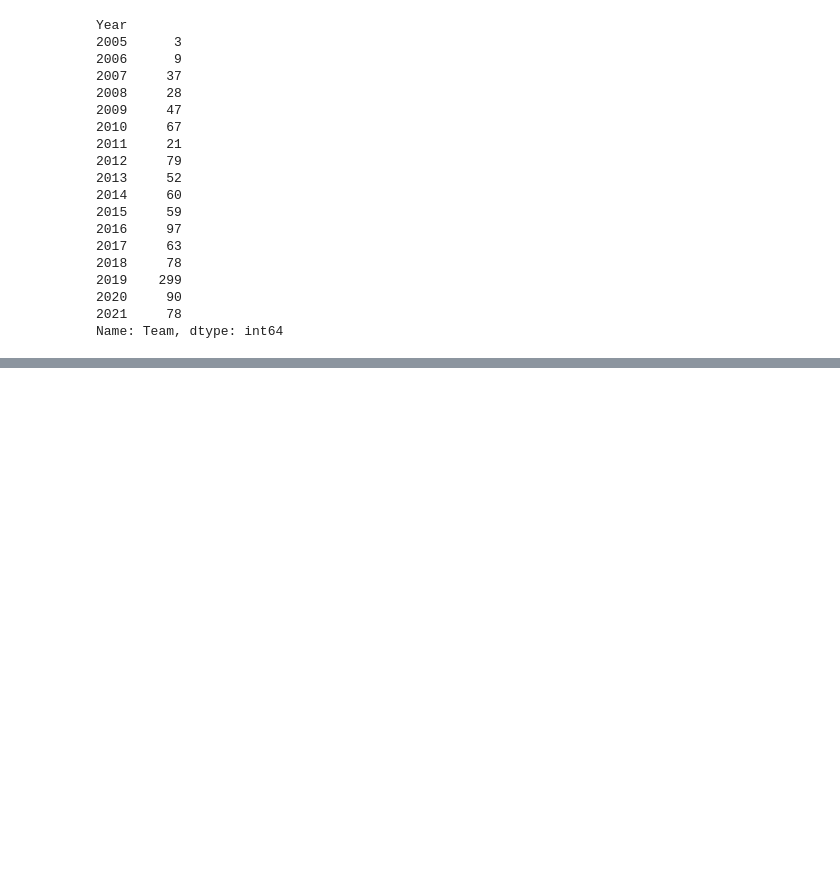
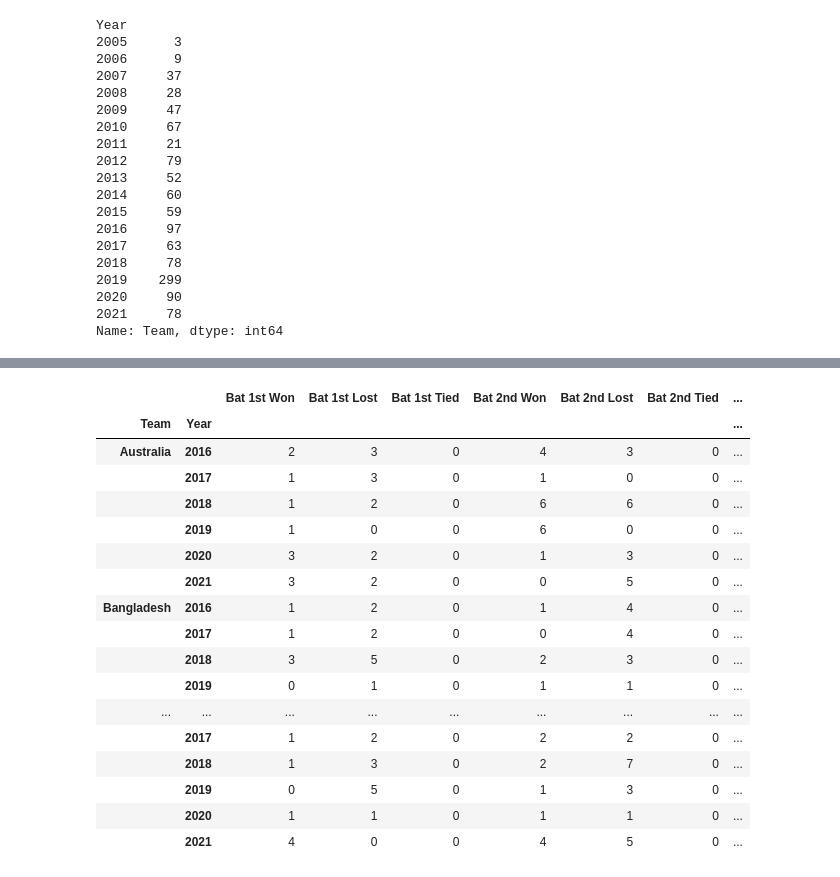
Before and after one commit to VicodinAbuser/Cricket-Predictvie-Analytics-Experimentation, a Jupyter notebook: Ind SL T20I Predictive Analytics.ipynb, the cells around one changed output, grey strips where cells are left out. Drawn from its saved outputs; the diff is of its cells as text; code cells hidden in the pictures; blank space fills up the shorter version.

Commit message:
Create Year Wise Win/Loss% records for all teams while batting 1st/2nd

```diff
--- a/Ind SL T20I Predictive Analytics.ipynb
+++ b/Ind SL T20I Predictive Analytics.ipynb
@@ -143,8 +127,3 @@ df['Opposition'] = df['Opposition'].apply(lambda x: x[2:])
 teams_to_consider = ['India', 'Australia', 'England', 'South Africa', 'Pakistan', 'New Zealand', 'Sri Lanka', 'West Indies', 'Bangladesh']
 # %%
 df = df[df['Team'].isin(teams_to_consider) & df['Opposition'].isin(teams_to_consider)]
-# %%
-x = pd.DataFrame(df.groupby(['Team'])['Result'].value_counts())
-x.columns = ['Count']
-x = x.reset_index()
-x
@@ -236,0 +162,7 @@ team_wise_results
+# %%
+df['Bat 1st Won'] = df['Result'].apply(lambda x: 1 if x=='won' else 0)
+df['Bat 1st Lost'] = df['Result'].apply(lambda x: 1 if x=='lost' else 0)
+df['Bat 1st Tied'] = df['Result'].apply(lambda x: 1 if x=='tied' else 0)
+df['Bat 2nd Won'] = df['Result'].apply(lambda x: 1 if x=='lost' else 0)
+df['Bat 2nd Lost'] = df['Result'].apply(lambda x: 1 if x=='won' else 0)
+df['Bat 2nd Tied'] = df['Result'].apply(lambda x: 1 if x=='tied' else 0)
@@ -236,0 +187,22 @@ team_wise_results
+# %%
+def win_loss_percentage_batting_first_second(df, starting_year=2000, groupby_year=False):
+    if not groupby_year:
+        temp = df[df['Year']>starting_year].groupby(['Team'])[['Bat 1st Won', 'Bat 1st Lost', 'Bat 1st Tied']].sum().join(df[df['Year']>starting_year].groupby(['Opposition'])[['Bat 2nd Won', 'Bat 2nd Lost', 'Bat 2nd Tied']].sum())
+        temp['Bat 1st Win %'] = temp[['Bat 1st Won', 'Bat 1st Lost', 'Bat 1st Tied']].apply(lambda x:x[0]/(x[0]+x[1]+x[2])*100, axis=1)
+        temp['Bat 1st Loss %'] = temp[['Bat 1st Won', 'Bat 1st Lost', 'Bat 1st Tied']].apply(lambda x:x[1]/(x[0]+x[1]+x[2])*100, axis=1)
+        temp['Bat 2nd Win %'] = temp[['Bat 2nd Won', 'Bat 2nd Lost', 'Bat 2nd Tied']].apply(lambda x:x[0]/(x[0]+x[1]+x[2])*100, axis=1)
+        temp['Bat 2nd Loss %'] = temp[['Bat 2nd Won', 'Bat 2nd Lost', 'Bat 2nd Tied']].apply(lambda x:x[1]/(x[0]+x[1]+x[2])*100, axis=1)
+        temp = temp.round(decimals=2)
+        return temp
+    else:
+        temp_1 = df[df['Year']>starting_year].groupby(['Team', 'Year'])[['Bat 1st Won', 'Bat 1st Lost', 'Bat 1st Tied']].sum()
+        temp_2 = df[df['Year']>starting_year].groupby(['Opposition', 'Year'])[['Bat 2nd Won', 'Bat 2nd Lost', 'Bat 2nd Tied']].sum().reset_index()
+        temp_2.columns = ['Team', 'Year', 'Bat 2nd Won', 'Bat 2nd Lost', 'Bat 2nd Tied']
+        temp = pd.merge(temp_1.reset_index(), temp_2.reset_index(), on=['Team', 'Year']).groupby(['Team', 'Year']).sum()
+        temp['Bat 1st Win %'] = temp[['Bat 1st Won', 'Bat 1st Lost', 'Bat 1st Tied']].apply(lambda x:x[0]/(x[0]+x[1]+x[2])*100, axis=1)
+        temp['Bat 1st Loss %'] = temp[['Bat 1st Won', 'Bat 1st Lost', 'Bat 1st Tied']].apply(lambda x:x[1]/(x[0]+x[1]+x[2])*100, axis=1)
+        temp['Bat 2nd Win %'] = temp[['Bat 2nd Won', 'Bat 2nd Lost', 'Bat 2nd Tied']].apply(lambda x:x[0]/(x[0]+x[1]+x[2])*100, axis=1)
+        temp['Bat 2nd Loss %'] = temp[['Bat 2nd Won', 'Bat 2nd Lost', 'Bat 2nd Tied']].apply(lambda x:x[1]/(x[0]+x[1]+x[2])*100, axis=1)
+        temp = temp.round(decimals=2)
+        temp.drop('index', axis=1, inplace=True)
+        return temp
@@ -236,0 +263,22 @@ team_wise_results
+# %%
+team_wise_results_last_5_years = win_loss_percentage_batting_first_second(df, starting_year=2015, groupby_year=True)
+team_wise_results_last_5_years
+# %% [output]
+|  |  | Bat 1st Won | Bat 1st Lost | Bat 1st Tied | Bat 2nd Won | Bat 2nd Lost | Bat 2nd Tied | ... |
+| Team | Year |  |  |  |  |  |  | ... |
+| Australia | 2016 | 2 | 3 | 0 | 4 | 3 | 0 | ... |
+|  | 2017 | 1 | 3 | 0 | 1 | 0 | 0 | ... |
+|  | 2018 | 1 | 2 | 0 | 6 | 6 | 0 | ... |
+|  | 2019 | 1 | 0 | 0 | 6 | 0 | 0 | ... |
+|  | 2020 | 3 | 2 | 0 | 1 | 3 | 0 | ... |
+|  | 2021 | 3 | 2 | 0 | 0 | 5 | 0 | ... |
+| Bangladesh | 2016 | 1 | 2 | 0 | 1 | 4 | 0 | ... |
+|  | 2017 | 1 | 2 | 0 | 0 | 4 | 0 | ... |
+|  | 2018 | 3 | 5 | 0 | 2 | 3 | 0 | ... |
+|  | 2019 | 0 | 1 | 0 | 1 | 1 | 0 | ... |
+| ... | ... | ... | ... | ... | ... | ... | ... | ... |
+|  | 2017 | 1 | 2 | 0 | 2 | 2 | 0 | ... |
+|  | 2018 | 1 | 3 | 0 | 2 | 7 | 0 | ... |
+|  | 2019 | 0 | 5 | 0 | 1 | 3 | 0 | ... |
+|  | 2020 | 1 | 1 | 0 | 1 | 1 | 0 | ... |
+|  | 2021 | 4 | 0 | 0 | 4 | 5 | 0 | ... |
```
Also changed, not shown: parts of 16 cells of this notebook, 4 other files.
